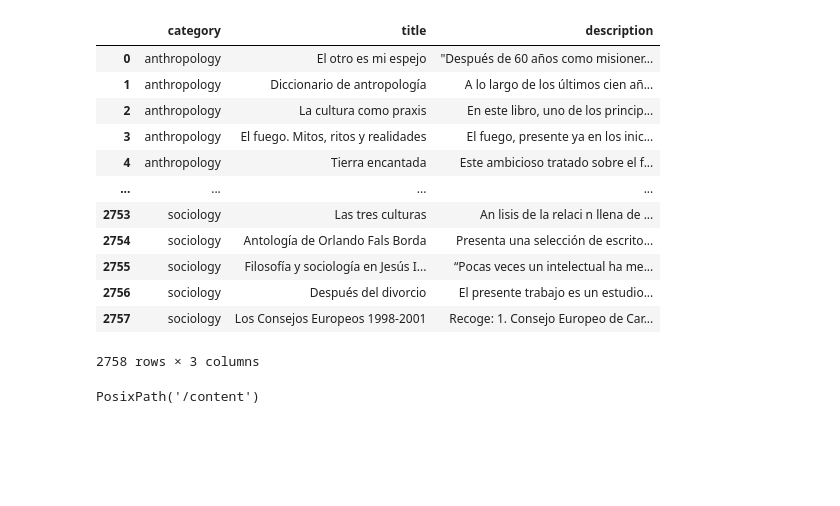
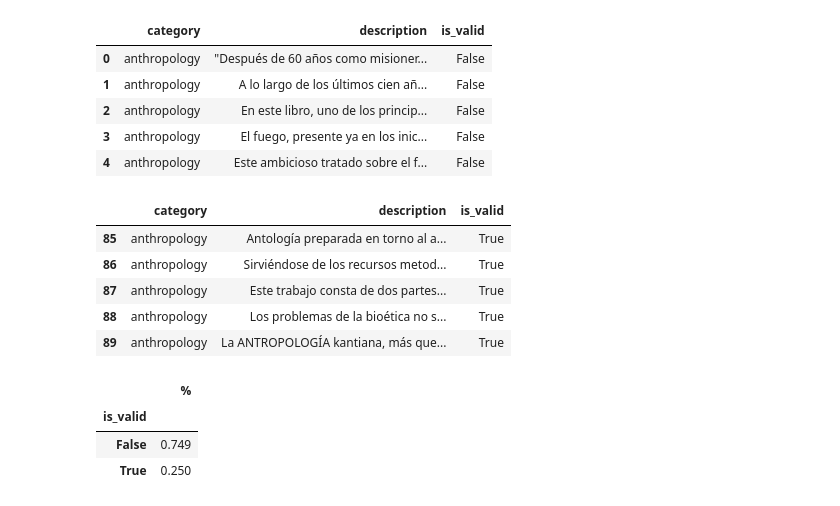
Before and after one commit to alejandraberbesi/TLAC_model, a Jupyter notebook: src/model+wiki.ipynb, the cells around one changed output. Cells and saved outputs as stored; diff of their text form; code cells hidden in the pictures; blank space fills up the shorter version.

```diff
--- a/src/model+wiki.ipynb
+++ b/src/model+wiki.ipynb
@@ -25,21 +32,6 @@ df = client.query('''
 df = df.sort_values(['category'], ascending=True)
 # dropping duplicate rows
 df = df.drop_duplicates(['title']).reset_index(drop=True)
-df
-# %% [output]
-|  | category | title | description |
-| 0 | anthropology | El otro es mi espejo | "Después de 60 años como misioner... |
-| 1 | anthropology | Diccionario de antropología | A lo largo de los últimos cien añ... |
-| 2 | anthropology | La cultura como praxis | En este libro, uno de los princip... |
-| 3 | anthropology | El fuego. Mitos, ritos y realidades | El fuego, presente ya en los inic... |
-| 4 | anthropology | Tierra encantada | Este ambicioso tratado sobre el f... |
-| ... | ... | ... | ... |
-| 2753 | sociology | Las tres culturas | An lisis de la relaci n llena de ... |
-| 2754 | sociology | Antología de Orlando Fals Borda | Presenta una selección de escrito... |
-| 2755 | sociology | Filosofía y sociología en Jesús I... | “Pocas veces un intelectual ha me... |
-| 2756 | sociology | Después del divorcio | El presente trabajo es un estudio... |
-| 2757 | sociology | Los Consejos Europeos 1998-2001 | Recoge: 1. Consejo Europeo de Car... |
-2758 rows × 3 columns
 # %%
 # deleting results that are in other languages different to spanish
 df['language'] = ""
@@ -47,5 +39,4 @@ for index, row in df.iterrows():
     row['language'] = detect(row['description'])
 df = df[df.language == 'es']
 
-cat_count = df.iloc[:, 0:2].groupby(
-    'category').count().rename(columns={'title': 'count'})  # total of registers per category
+cat_count = df.iloc[:,0:2].groupby('category').count().rename(columns={'title': 'count'})  # total of registers per category
@@ -52,19 +50,21 @@ cat_count = df.iloc[:, 0:2].groupby(
 # %%
-# 75% of data is for training
-cat_count['training'] = round(0.75 * cat_count['count'], 0)
-# organizing indexes to split data
-cat_count['acum'] = cat_count['count'].cumsum()
-cat_count['init_idx'] = cat_count['acum'] - cat_count['count']
-cat_count['train_idx'] = cat_count['init_idx'] + cat_count['training']
-
 # creating training set with 75% of data per category
 train_set = pd.DataFrame(data=None, columns=df.columns)
 for i in range(len(cat_count)):
     i_idx = int(cat_count.iloc[i, 3])
     f_idx = int(cat_count.iloc[i, 4])
     train_set = train_set.append(df.iloc[i_idx:f_idx, :])
 
 train_set_f = train_set.loc[:, ['category', 'description']]
+train_set_f['is_valid']=False
+train_set_f.iloc[0:5,]
+# %% [output]
+|  | category | description | is_valid |
+| 0 | anthropology | "Después de 60 años como misioner... | False |
+| 1 | anthropology | A lo largo de los últimos cien añ... | False |
+| 2 | anthropology | En este libro, uno de los princip... | False |
+| 3 | anthropology | El fuego, presente ya en los inic... | False |
+| 4 | anthropology | Este ambicioso tratado sobre el f... | False |
 # %%
 # creating validation set with 25% of data per category
 val_set = pd.DataFrame(data=None, columns=df.columns)
@@ -74,8 +74,12 @@ for i in range(len(cat_count)):
     val_set = val_set.append(df.iloc[i_idx:f_idx, :])
 
 val_set_f = val_set.loc[:, ['category', 'description']]
+val_set_f['is_valid']=True
+val_set_f.iloc[0:5,]
+# %% [output]
+|  | category | description | is_valid |
+| 85 | anthropology | Antología preparada en torno al a... | True |
+| 86 | anthropology | Sirviéndose de los recursos metod... | True |
+| 87 | anthropology | Este trabajo consta de dos partes... | True |
+| 88 | anthropology | Los problemas de la bioética no s... | True |
+| 89 | anthropology | La ANTROPOLOGÍA kantiana, más que... | True |
-# %%
-path = pathlib.Path().absolute()
-path
-# %% [output]
-PosixPath('/content')
@@ -81,0 +88,8 @@ PosixPath('/content')
+# %%
+count2=round(dff.iloc[:,1:3].groupby('is_valid').count().rename(columns={'description': '%'})/2478,3)
+count2
+# %% [output]
+|  | % |
+| is_valid |  |
+| False | 0.749 |
+| True | 0.250 |
```
Also changed, not shown: parts of 21 cells of this notebook.
